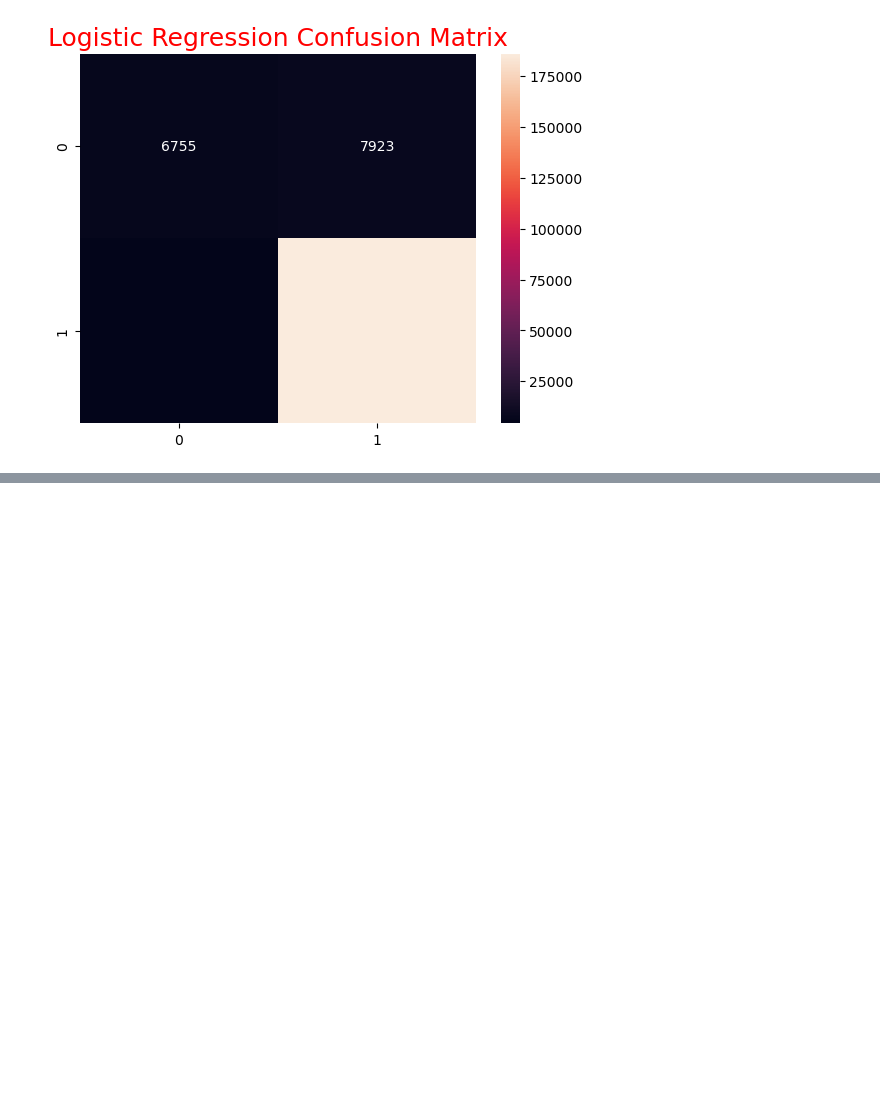
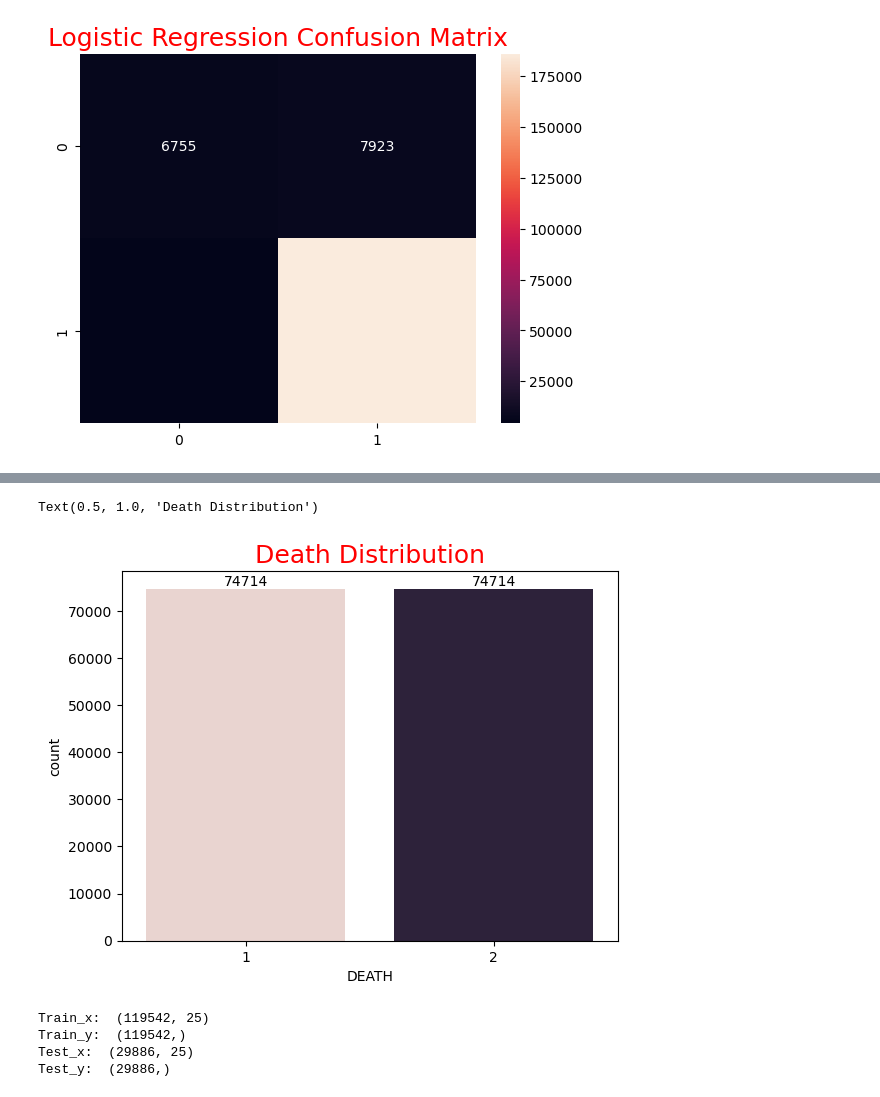
Before and after one commit to KOexPlay/Machine-Learning, a Jupyter notebook: covid_project.ipynb, the cells around one changed output, grey strips where cells are left out. Cells and saved outputs as stored; diff of their text form; code cells hidden in the pictures; blank space fills up the shorter version.

```diff
--- a/covid_project.ipynb
+++ b/covid_project.ipynb
@@ -276,0 +309,31 @@ IndentationError: unexpected indent (2736863905.py, line 2)
+# %%
+# We are going to use under sampling to solve this problem
+
+from imblearn.under_sampling import RandomUnderSampler
+
+rus = RandomUnderSampler(random_state = 0)
+x_resampled, y_resampled = rus.fit_resample(x, y)
+# %%
+ax = sns.countplot(x=y_resampled, palette=sns.cubehelix_palette(2))
+
+# Loop through all bar containers and label each
+for container in ax.containers:
+    ax.bar_label(container)
+
+plt.title("Death Distribution", fontsize=18, color="red")
+# %% [output]
+Text(0.5, 1.0, 'Death Distribution')
+[figure, added]
+# %%
+# Train test split after under sampling
+
+train_x, test_x, train_y, test_y = train_test_split(x_resampled, y_resampled, test_size = 0.2, random_state = 42)
+print("Train_x: ", train_x.shape)
+print("Train_y: ", train_y.shape)
+print("Test_x: ", test_x.shape)
+print("Test_y: ", test_y.shape)
+# %% [output]
+Train_x:  (119542, 25)
+Train_y:  (119542,)
+Test_x:  (29886, 25)
+Test_y:  (29886,)
```
Also changed, not shown: parts of 9 cells of this notebook.
